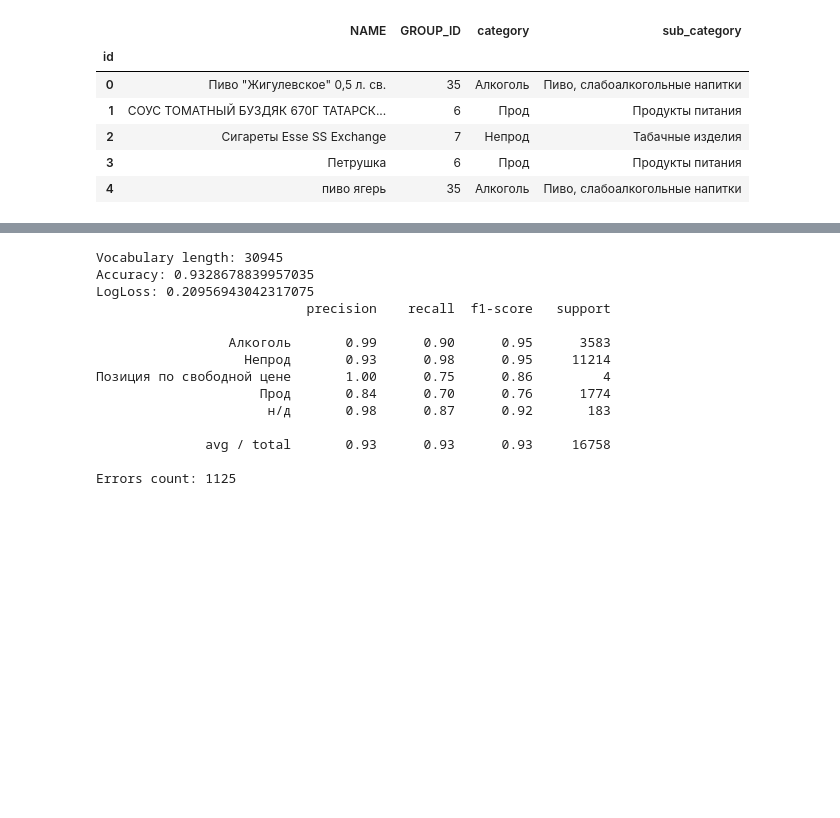
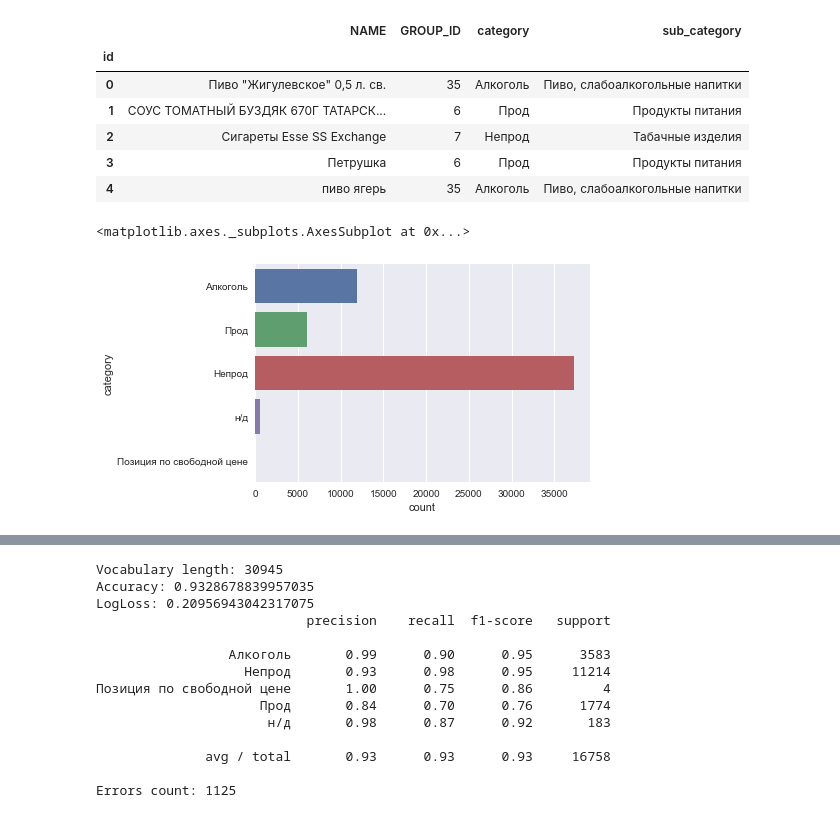
Before and after one commit to senior-sigan/ML_Competitions, a Jupyter notebook: boosters_evotor-goods/2_check_errors.ipynb, the cells around one changed output, grey strips where cells are left out. Drawn from its saved outputs; the diff is of its cells as text; code cells hidden in the pictures; blank space fills up the shorter version.

```diff
--- a/boosters_evotor-goods/2_check_errors.ipynb
+++ b/boosters_evotor-goods/2_check_errors.ipynb
@@ -35,6 +36,11 @@ data.head()
 | 2 | Сигареты Esse SS Exchange | 7 | Непрод | Табачные изделия |
 | 3 | Петрушка | 6 | Прод | Продукты питания |
 | 4 | пиво ягерь | 35 | Алкоголь | Пиво, слабоалкогольные напитки |
+# %%
+sns.countplot(y='category', data=data)
+# %% [output]
+<matplotlib.axes._subplots.AxesSubplot at 0x...>
+[figure, added]
 # %%
 def prepare_data_baseline(data):
     X = data['NAME']
```
Also changed, not shown: parts of 10 cells of this notebook.
